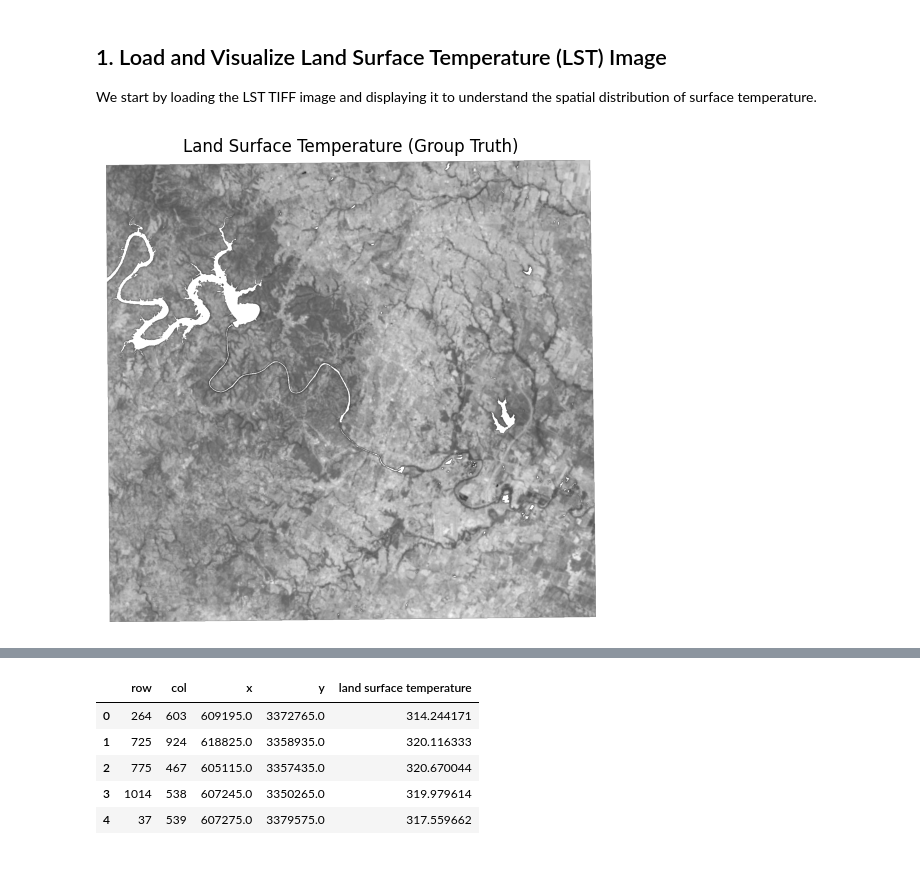
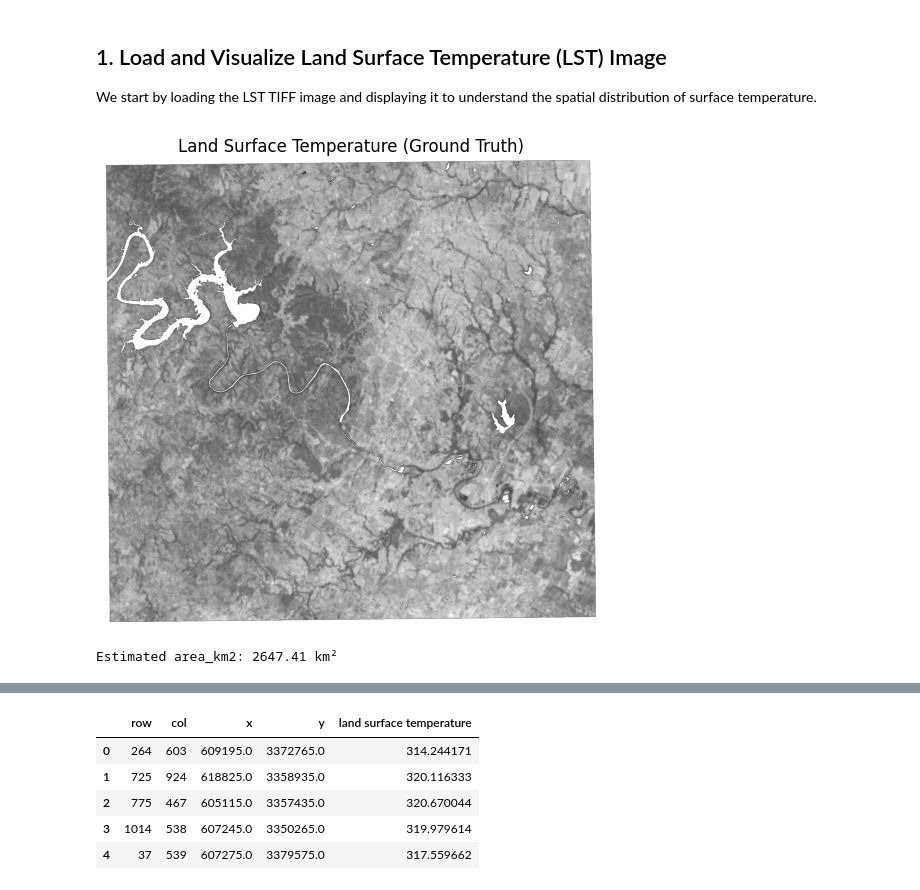
Before and after one commit to xyaoaf/PGE_383_TermProject_XihanYao, a Jupyter notebook: experiment_251115.ipynb, the cells around one changed output, grey strips where cells are left out. Drawn from its saved outputs; the diff is of its cells as text; code cells hidden in the pictures.

```diff
--- a/experiment_251115.ipynb
+++ b/experiment_251115.ipynb
@@ -10,22 +18,36 @@ This notebook demonstrates how to sample, analyze, and extract features from lan
 ## 1. Load and Visualize Land Surface Temperature (LST) Image
 We start by loading the LST TIFF image and displaying it to understand the spatial distribution of surface temperature.
 # %%
-# Show only the Land Surface Temperature TIFF
-from PIL import Image
-import numpy as np
-import matplotlib.pyplot as plt
-
 project_path = "/Users/xy5226/Library/CloudStorage/OneDrive-TheUniversityofTexasatAustin/Courses/PGE 383/PGE_383_TermProject_XihanYao/"
 # This image may not be available on github due to its size.
 lst_path = project_path + "data/Land_surface_temperature.tif"
 
 img = Image.open(lst_path)
 arr = np.array(img)
 
 plt.figure(figsize=(8, 6))
 plt.imshow(arr, cmap="gray")
-plt.title("Land Surface Temperature (Group Truth)")
+plt.title("Land Surface Temperature (Ground Truth)")
 plt.axis("off")
 plt.show()
 # %% [output]
-[figure, old version]
+[figure, new version]
+# %%
+# Estimating the AOI area:
+aoi = [-98.05, 30.10, -97.50, 30.55]
+
+min_lon, min_lat, max_lon, max_lat = aoi
+dlat = max_lat - min_lat   # 0.45°
+dlon = max_lon - min_lon   # 0.55°
+
+lat_mid = (min_lat + max_lat) / 2
+km_per_deg_lat = 111.32
+km_per_deg_lon = 111.32 * math.cos(math.radians(lat_mid))
+
+height_km = dlat * km_per_deg_lat
+width_km = dlon * km_per_deg_lon
+
+area_km2 = height_km * width_km
+print(f"Estimated area_km2: {area_km2:.2f} km²")
+# %% [output]
+Estimated area_km2: 2647.41 km²
```
Also changed, not shown: parts of 24 cells of this notebook, 5 other files.
